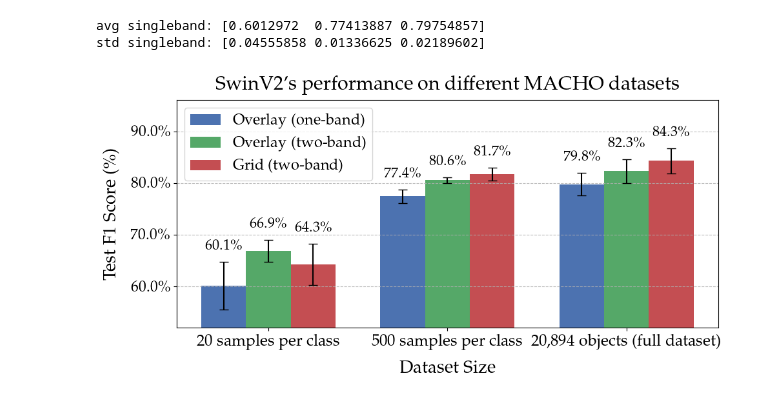
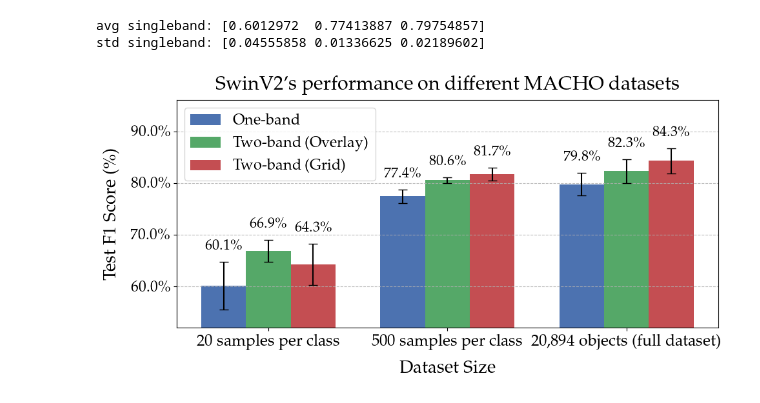
Before and after one commit to dnlmoreno/VT_Model_for_LightCurves_Classification, a Jupyter notebook: notebooks/best_models_results_macho.ipynb, the cells around one changed output. Drawn from its saved outputs; the diff is of its cells as text; code cells hidden in the pictures.

Commit message:
update bar plot visualization

```diff
--- a/notebooks/best_models_results_macho.ipynb
+++ b/notebooks/best_models_results_macho.ipynb
@@ -230,43 +230,43 @@ width = 0.25
 fig, ax = plt.subplots(figsize=(10, 5))  # Tamaño ajustado para mayor claridad
 
 # Cambiar a colores más sobrios para un artículo científico
-bar1 = ax.bar(x - width, avg_f1_swinv2, width, yerr=std_f1_swinv2, label="Overlay (one-band)", color="#4C72B0", capsize=5)
-bar2 = ax.bar(x, avg_overlay_multiband, width, yerr=std_overlay_multiband, label="Overlay (two-band)", color="#55A868", capsize=5)
-bar3 = ax.bar(x + width, avg_grid_multiband, width, yerr=std_grid_multiband, label="Grid (two-band)", color="#C44E52", capsize=5)
+bar1 = ax.bar(x - width, avg_f1_swinv2, width, yerr=std_f1_swinv2, label="One-band", color="#4C72B0", capsize=5)
+bar2 = ax.bar(x, avg_overlay_multiband, width, yerr=std_overlay_multiband, label="Two-band (Overlay)", color="#55A868", capsize=5)
+bar3 = ax.bar(x + width, avg_grid_multiband, width, yerr=std_grid_multiband, label="Two-band (Grid)", color="#C44E52", capsize=5)
 
 # Etiquetas más limpias y claras
 ax.set_ylabel(f"Test F1 Score (\%)", fontsize=fs + 4, labelpad=12)
 ax.set_xlabel("Dataset Size", fontsize=fs + 4, labelpad=12)
 ax.set_title("SwinV2's performance on different MACHO datasets", fontsize=fs + 6, weight='bold', pad=12)
 #ax.set_title("Models' performance on different MACHO datasets", fontsize=fs + 4, weight='bold', pad=12)
 ax.set_xticks(x)
 ax.set_xticklabels(["20 samples per class", "500 samples per class", "20,894 objects (full dataset)"], fontsize=fs + 2)
 ax.tick_params(axis='y', labelsize=fs+1)
 ax.set_ylim(0.52, 0.96)
 ax.legend(fontsize=fs + 1, loc="upper left")
 
 ax.yaxis.set_major_formatter(PercentFormatter(1.0))
 
 # Añadir los valores sobre las barras, alineados con las barras de error
 def add_labels_with_error(bars, stds):
     for bar, std in zip(bars, stds):
         height = bar.get_height()
         if height > 0:  # Solo etiquetar las barras que tienen valores
             ax.text(bar.get_x() + bar.get_width() / 2, height + std + 0.015, f"{height*100:.1f}\%",
                     ha="center", va="bottom", fontsize=fs, color="black")
 
 add_labels_with_error(bar1, std_f1_swinv2)
 add_labels_with_error(bar2, std_overlay_multiband)
 add_labels_with_error(bar3, std_grid_multiband)
 
 # Mejorar el diseño del gráfico con cuadrícula más ligera
 ax.grid(axis="y", linestyle="--", alpha=0.8)
 plt.tight_layout()
 os.makedirs('./images', exist_ok=True)
 plt.savefig("./images/Model_performance_MACHO.pdf", format='pdf', bbox_inches='tight')
 plt.show()
 # %% [output]
-[figure, old version]
+[figure, new version]
 # %%
 ## ASTROMER PAPER RESULTS
 # Ajustar los datos genéricos para incluir el valor "Full dataset" como barra en blanco
```
Also changed, not shown: 1 other file.
